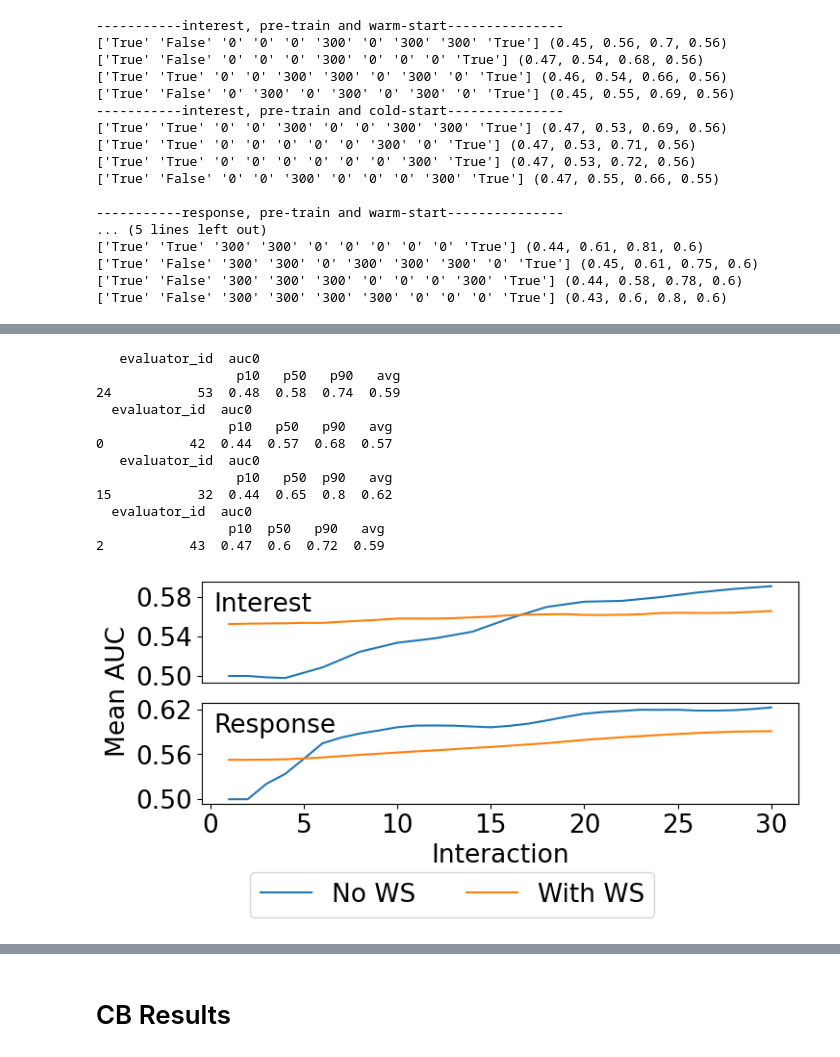
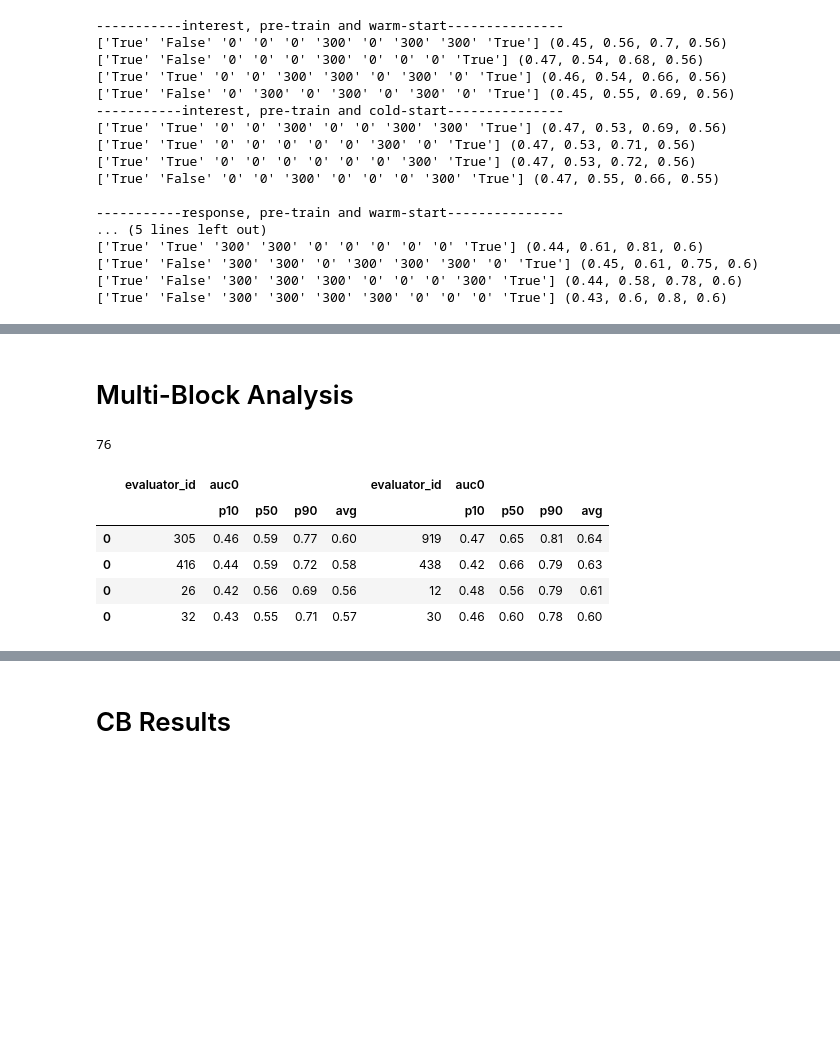
Before and after one commit to mrucker/diss, a Jupyter notebook: sapiens/notebooks/5) results.ipynb, the cells around one changed output, grey strips where cells are left out. Cells and saved outputs as stored; diff of their text form; code cells hidden in the pictures; blank space fills up the shorter version.

```diff
--- a/sapiens/notebooks/5) results.ipynb
+++ b/sapiens/notebooks/5) results.ipynb
@@ -605,23 +520,34 @@ draw_online_plot(res4_0,[109,218],res4_1,[1,38],["No ER", "With ER"],"on-er.pdf"
-# %%
-#WS
-
-print(on_p(resb_0.filter_val(lambda v: v[-1] == 0),28,take=1,sort_by=('auc0','p50')))
-print(on_p(resb_0.filter_val(lambda v: v[-1]  > 0),28,take=1,sort_by=('auc0','p50')))
-print(on_p(resb_1.filter_val(lambda v: v[-1] == 0),28,take=1,sort_by=('auc0','p50')))
-print(on_p(resb_1.filter_val(lambda v: v[-1]  > 0),28,take=1,sort_by=('auc0','p50')))
-
-draw_online_plot(resb_0,[53,42],resb_1,[32,43],["No WS", "With WS"],"on-ws.pdf",ncols=3,yticks0=[.50,.54,.58],yticks1=[.50,.56,.62], bbox_xoffset=.02)
-# %% [output]
-   evaluator_id  auc0
-                  p10   p50   p90   avg
-24           53  0.48  0.58  0.74  0.59
-  evaluator_id  auc0
-                 p10   p50   p90   avg
-0           42  0.44  0.57  0.68  0.57
-   evaluator_id  auc0
-                  p10   p50  p90   avg
-15           32  0.44  0.65  0.8  0.62
-  evaluator_id  auc0
-                 p10  p50   p90   avg
-2           43  0.47  0.6  0.72  0.59
-[figure, removed]
+# %% [markdown]
+# Multi-Block Analysis
+# %%
+res = cb.Result.from_file('../logs/3/hyper4-ws.log.gz') #type: ignore
+lid = res.where(index=1).interactions.to_pandas().groupby(["evaluator_id"]).size().reset_index()
+lid = set(lid[lid[0]==1340]["evaluator_id"])
+res = res.where(evaluator_id=lid)
+res_0 = res.where(l=[(0,)])
+res_1 = res.where(l=[(1,)])
+len(lid)
+# %% [output]
+76
+# %%
+interest_nows_noer = on_p(res4_0.where(evaluator_id=305),28,take=1,sort_by=('auc0','p50'))
+interest_nows_er   = on_p(res4_0.where(evaluator_id=416),28,take=1,sort_by=('auc0','p50'))
+interest_ws_noer   = on_p(res_0.where(evaluator_id=26),28,take=1,sort_by=('auc0','p50'))
+interest_ws_er     = on_p(res_0.where(evaluator_id=32),28,take=1,sort_by=('auc0','p50'))
+
+response_nows_noer = on_p(res4_1.where(evaluator_id=919),28,take=1,sort_by=('auc0','p50'))
+response_nows_er   = on_p(res4_1.where(evaluator_id=438),28,take=1,sort_by=('auc0','p50'))
+response_ws_noer   = on_p(res_1.where(evaluator_id=12),28,take=1,sort_by=('auc0','p50'))
+response_ws_er     = on_p(res_1.where(evaluator_id=30),28,take=1,sort_by=('auc0','p50'))
+
+pd.concat([
+    pd.concat([interest_nows_noer, interest_nows_er, interest_ws_noer, interest_ws_er]),
+    pd.concat([response_nows_noer, response_nows_er, response_ws_noer, response_ws_er]),
+], axis=1)
+# %% [output]
+|  | evaluator_id | auc0 |  |  |  | evaluator_id | auc0 |  |  |  |
+|  |  | p10 | p50 | p90 | avg |  | p10 | p50 | p90 | avg |
+| 0 | 305 | 0.46 | 0.59 | 0.77 | 0.60 | 919 | 0.47 | 0.65 | 0.81 | 0.64 |
+| 0 | 416 | 0.44 | 0.59 | 0.72 | 0.58 | 438 | 0.42 | 0.66 | 0.79 | 0.63 |
+| 0 | 26 | 0.42 | 0.56 | 0.69 | 0.56 | 12 | 0.48 | 0.56 | 0.79 | 0.61 |
+| 0 | 32 | 0.43 | 0.55 | 0.71 | 0.57 | 30 | 0.46 | 0.60 | 0.78 | 0.60 |
```
Also changed, not shown: parts of 36 cells of this notebook, 3 other files.
